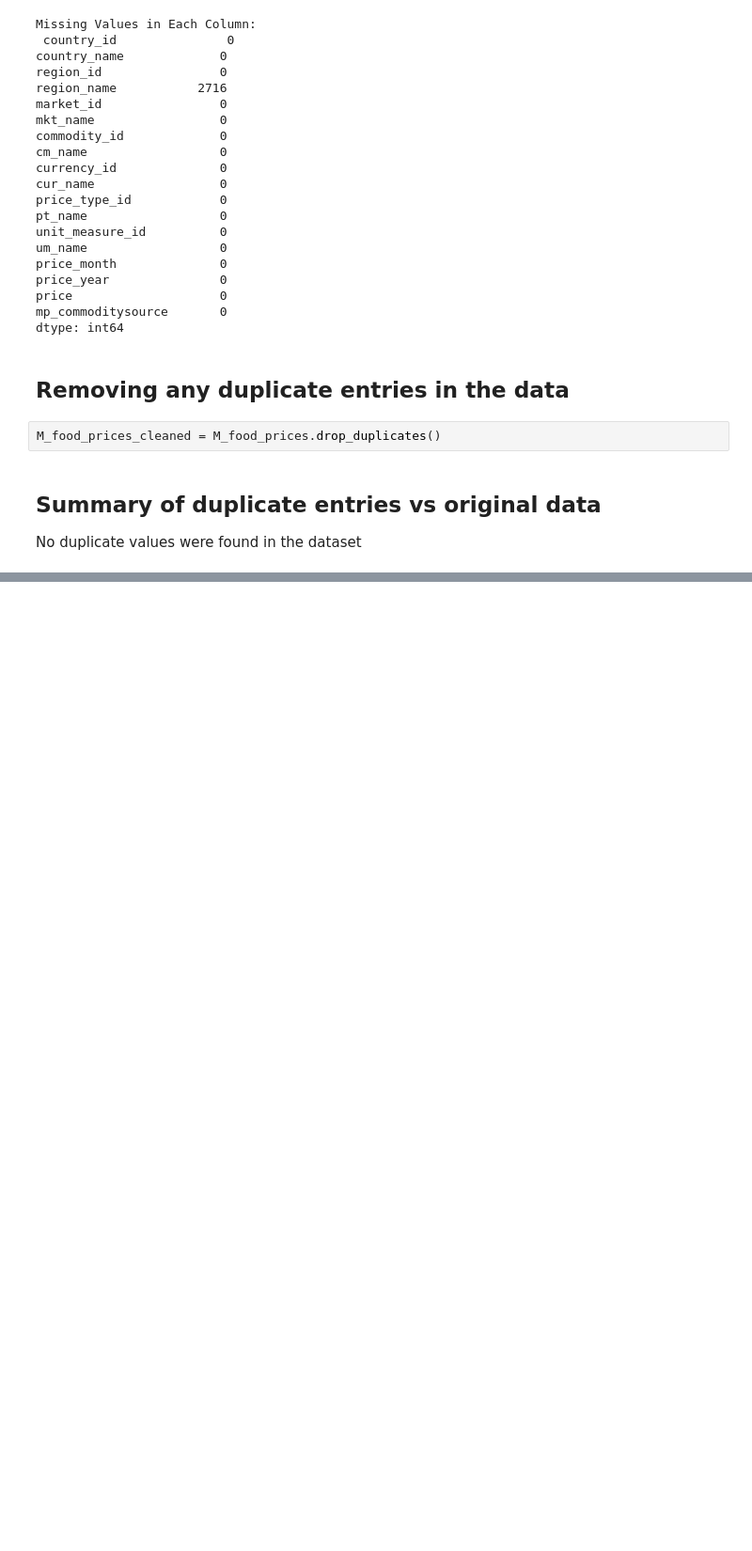
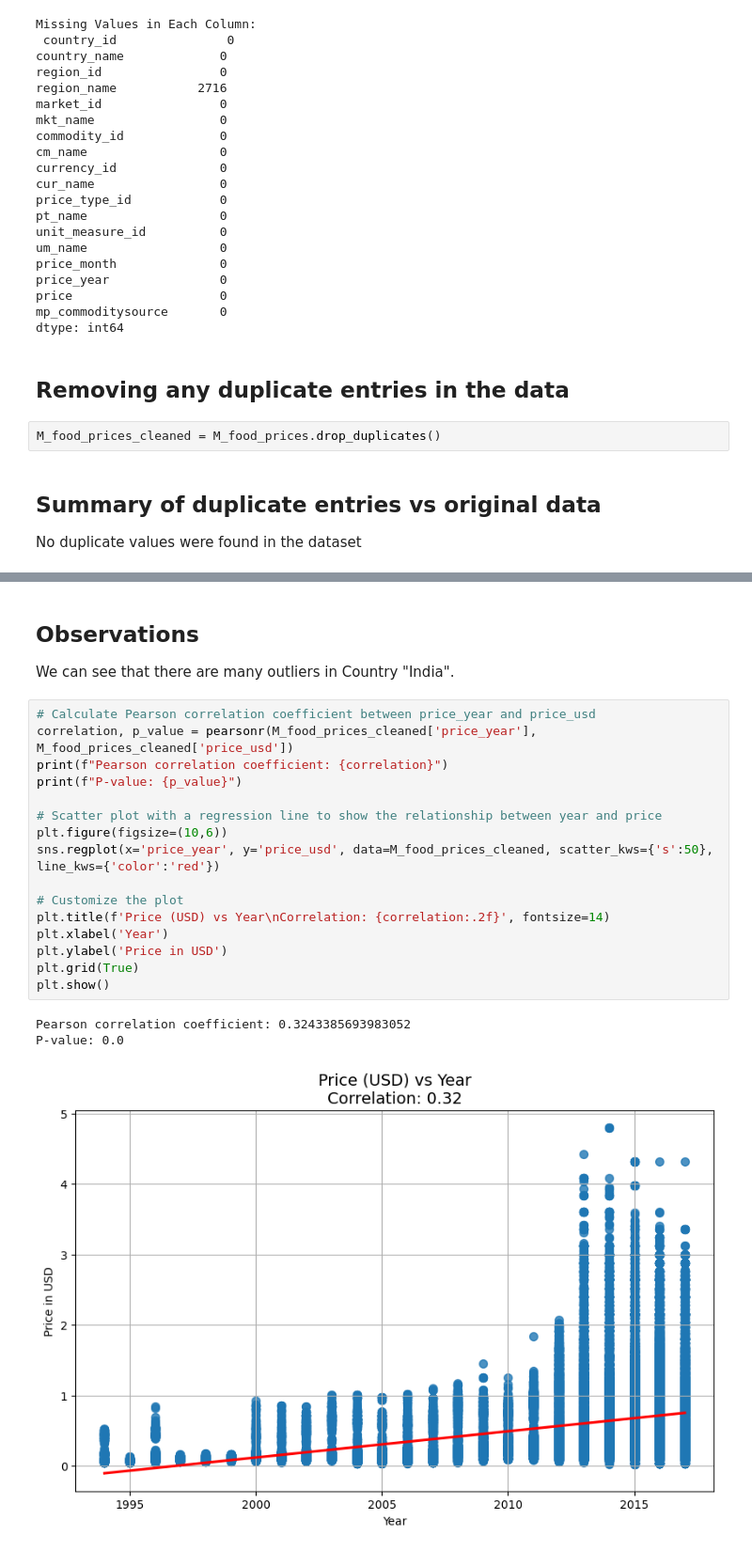
Before and after one commit to raghuveerv/CommodityPricePredictor, a Jupyter notebook: Raghuveer-Explore.ipynb, the cells around one changed output, grey strips where cells are left out. Shown: that part at 94% size. Saved outputs shown, nothing was run; the diff lists cells and outputs as text; blank space fills up the shorter version.

```diff
--- a/Raghuveer-Explore.ipynb
+++ b/Raghuveer-Explore.ipynb
@@ -114,0 +192,23 @@ Passing `palette` without assigning `hue` is deprecated and will be removed in v
+# %% [markdown]
+## Observations
+We can see that there are many outliers in Country "India".
+# %%
+# Calculate Pearson correlation coefficient between price_year and price_usd
+correlation, p_value = pearsonr(M_food_prices_cleaned['price_year'], M_food_prices_cleaned['price_usd'])
+print(f"Pearson correlation coefficient: {correlation}")
+print(f"P-value: {p_value}")
+
+# Scatter plot with a regression line to show the relationship between year and price
+plt.figure(figsize=(10,6))
+sns.regplot(x='price_year', y='price_usd', data=M_food_prices_cleaned, scatter_kws={'s':50}, line_kws={'color':'red'})
+
+# Customize the plot
+plt.title(f'Price (USD) vs Year\nCorrelation: {correlation:.2f}', fontsize=14)
+plt.xlabel('Year')
+plt.ylabel('Price in USD')
+plt.grid(True)
+plt.show()
+# %% [output]
+Pearson correlation coefficient: 0.3243385693983052
+P-value: 0.0
+[figure, added]
```
Also changed, not shown: parts of 17 cells of this notebook, 1 other file.
